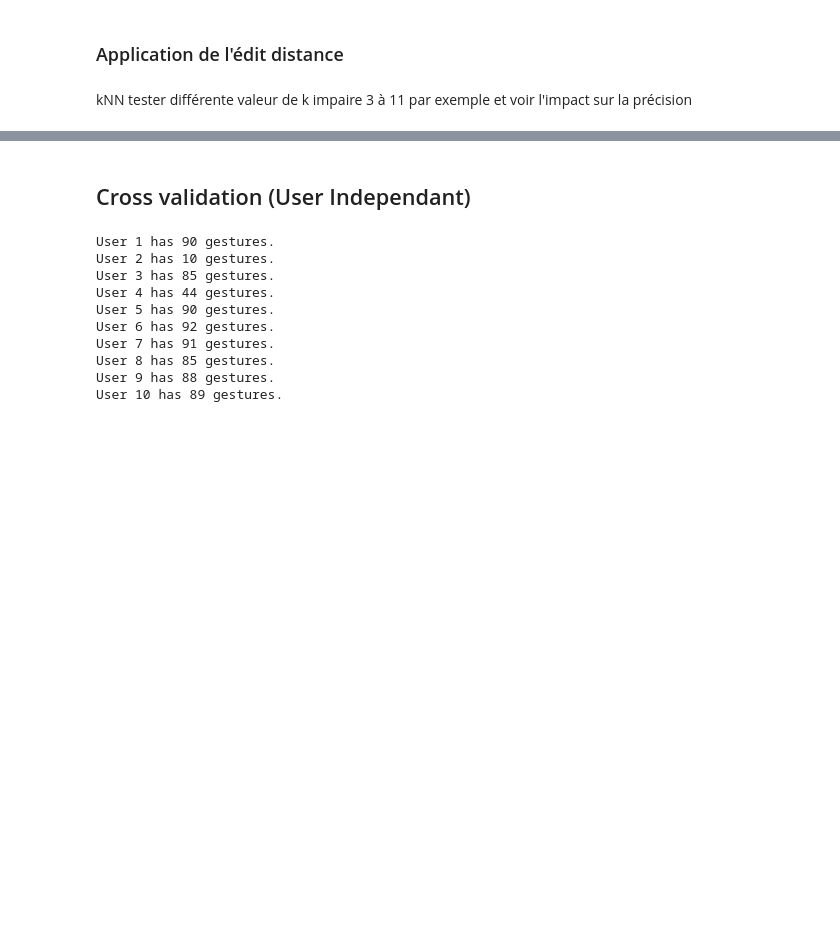
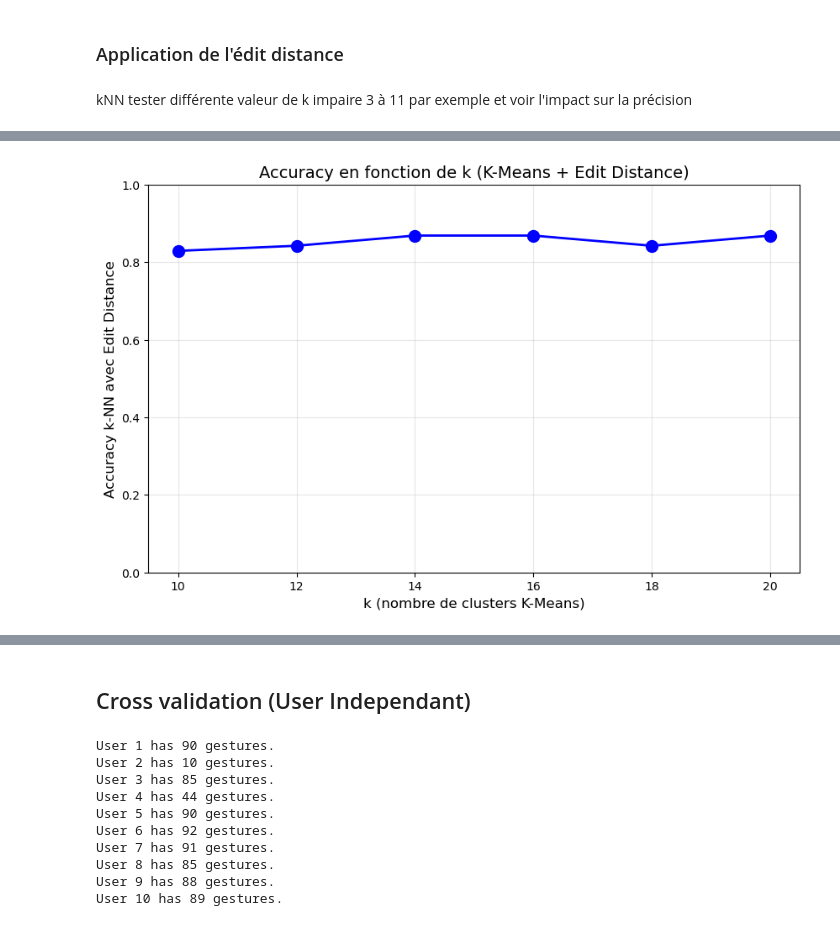
Before and after one commit to nmohymont/Gesture-Recognition-Project, a Jupyter notebook: Jpynb_Gesture_Recognition_project.ipynb, the cells around one changed output, grey strips where cells are left out. Cells and saved outputs as stored; diff of their text form; code cells hidden in the pictures; blank space fills up the shorter version.

Commit message:
Test Hyperpramaètre k pour k-Means

```diff
--- a/Jpynb_Gesture_Recognition_project.ipynb
+++ b/Jpynb_Gesture_Recognition_project.ipynb
@@ -445,0 +452,87 @@ kNN tester différente valeur de k impaire 3 à 11 par exemple et voir l'impact
+# %%
+# ============================================================
+# Test hyperparamètre k pour K-Means avec Edit Distance
+# ============================================================
+
+# 1. Créer les dataframes de train et test
+# a faire varier entre df_domain 1, df_domain1_downsampled etc.
+# Train: répétitions 5, Test: répétitions 6
+df_train = df_domain1_downsampled[df_domain1_downsampled['repetition'] == 5].copy()
+df_test = df_domain1_downsampled[df_domain1_downsampled['repetition'] == 6].copy()
+
+print(f"Train set: {df_train.shape}")
+print(f"Test set: {df_test.shape}")
+print(f"Subjects train: {sorted(df_train['subject_id'].unique())}")
+print(f"Subjects test: {sorted(df_test['subject_id'].unique())}")
+print(f"Digits: {sorted(df_test['digit'].unique())}")
+print(f"Repetition train : {df_train['repetition'].unique()} & Repetition test : {df_test['repetition'].unique()}")
+
+# 2. Valeurs de k à tester (10 à 20 inclus, pas de 2)
+k_values = list(range(10, 21, 2))  # [10, 12, 14, 16, 18, 20]
+print(f"\nValeurs de k à tester: {k_values}")
+
+# 3. Boucle de test pour chaque k
+results = []
+
+for k in k_values:
+    print(f"\n--- Test avec k = {k} ---")
+
+    # A. Entraîner K-Means sur les données de train (utilise la fonction existante)
+    X_train_k = df_train[['x_std', 'y_std', 'z_std']].values
+    kmeans, _ = kMeans_application(X_train_k, k)
+
+    # B. Traduire les gestes de train en mots (utilise la fonction existante)
+    df_train_mots = df_train.groupby(['subject_id', 'digit', 'repetition']).apply(
+        lambda g: traduire_en_lettres(g, kmeans)
+    ).reset_index()
+
+    # C. Traduire les gestes de test en mots
+    df_test_mots = df_test.groupby(['subject_id', 'digit', 'repetition']).apply(
+        lambda g: traduire_en_lettres(g, kmeans)
+    ).reset_index()
+
+    print(f"  Mots train: {len(df_train_mots)}, Mots test: {len(df_test_mots)}")
+
+    # D. Appliquer k-NN avec Edit Distance (utilise la fonction existante)
+    y_true = []
+    y_pred = []
+
+    # Convertir en liste de dictionnaires pour utiliser la fonction knn existante
+    train_gestures = df_train_mots.to_dict(orient='records')
+
+    for idx, test_row in df_test_mots.iterrows():
+        test_gesture = test_row.to_dict()
+        prediction = knn(test_gesture, train_gestures, k=3)
+
+        y_true.append(test_row['digit'])
+        y_pred.append(prediction)
+
+    # E. Calculer l'accuracy
+    accuracy = accuracy_score(y_true, y_pred)
+    print(f"  Accuracy: {accuracy:.4f} ({accuracy*100:.2f}%)")
+    results.append({'k': k, 'accuracy': accuracy})
+
+# 4. Résultats
+results_df = pd.DataFrame(results)
+print("\n" + "="*50)
+print("=== RÉSUMÉ DES RÉSULTATS ===")
+print("="*50)
+print(results_df.to_string(index=False))
+
+# 5. Visualisation
+plt.figure(figsize=(10, 6))
+plt.plot(results_df['k'], results_df['accuracy'], 'bo-', linewidth=2, markersize=10)
+plt.xlabel('k (nombre de clusters K-Means)', fontsize=12)
+plt.ylabel('Accuracy k-NN avec Edit Distance', fontsize=12)
+plt.title('Accuracy en fonction de k (K-Means + Edit Distance)', fontsize=14)
+plt.xticks(k_values)
+plt.grid(True, alpha=0.3)
+plt.ylim(0, 1)
+plt.show()
+
+# 6. Meilleur k
+best_idx = results_df['accuracy'].idxmax()
+best_k = results_df.loc[best_idx, 'k']
+best_accuracy = results_df.loc[best_idx, 'accuracy']
+print(f"\n✓ Meilleur k: {best_k} avec accuracy = {best_accuracy:.4f} ({best_accuracy*100:.2f}%)")
+# %% [output]
@@ -445,0 +556 @@ kNN tester différente valeur de k impaire 3 à 11 par exemple et voir l'impact
+[figure, added]
```
Also changed, not shown: parts of 4 cells of this notebook.
